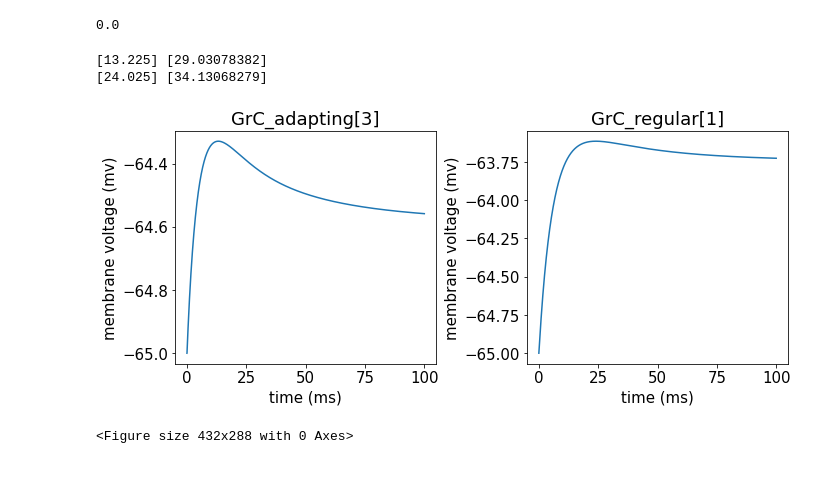
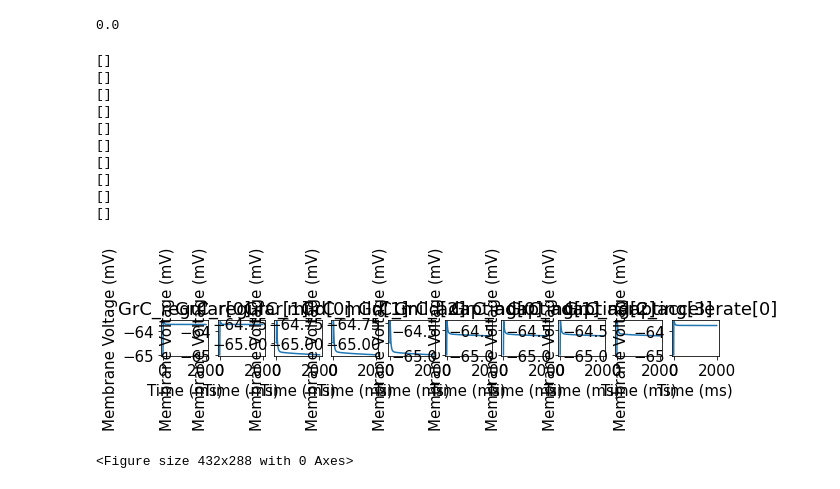
Before and after one commit to Spiritreaper331/Honors-Project-2022, a Jupyter notebook: Cerebellum Model/high_rp_testing_20Hz.ipynb, the cells around one changed output. Drawn from its saved outputs; the diff is of its cells as text; code cells hidden in the pictures.

```diff
--- a/Cerebellum Model/high_rp_testing_20Hz.ipynb
+++ b/Cerebellum Model/high_rp_testing_20Hz.ipynb
@@ -250,15 +237,14 @@ if DO_IMPEDANCE_MEASUREMENT:
 # %%
-# def get_halfwidth(data, threshold, distance):
-#     peaks = sp.signal.find_peaks(data, threshold, distance)
-#     print(peaks[0])
-#     clipped_data = data.copy()
-#     clipped_data[clipped_data<-65] = -65
-#     width, width_height, left_ips, right_ips = sp.signal.peak_widths(clipped_data, peaks[0])
+def get_halfwidth(data, threshold, distance):
+    peaks = sp.signal.find_peaks(data, threshold, distance)
+    print(peaks[0])
+    clipped_data = data.copy()
+    clipped_data[clipped_data<-65] = -65
+    widths, width_height, left_ips, right_ips = sp.signal.peak_widths(clipped_data, peaks[0])
 
-#     # convert from samples to miliseconds
-#     peaks = peaks[0] * h.dt
-#     width *= h.dt
+    # convert from samples to miliseconds
+    widths *= h.dt
 
-#     return(peaks, width)
+    return(widths)
 # %%
 # run simulation
@@ -270,39 +256,39 @@ h.run()
 # %%
 # plot traces of grc cells
 plt.rcParams.update({'font.size': 15})
 fig, axes = plt.subplots(1, 2, figsize = (10, 8))
 
 for j, grc_cell in enumerate(grc_cells):
-    plt.subplot(len(grc_cells), 2, j + 1)
+    plt.subplot(len(grc_cells), len(grc_cells), j + 1)
 
     plt.plot(t, grc_cell.vm, label=str(grc_cell))
     plt.title(f"{grc_cell}")
-    plt.xlabel("time (ms)")
-    plt.ylabel("membrane voltage (mv)")
+    plt.xlabel("Time (ms)")
+    plt.ylabel("Membrane Voltage (mV)")
 
     data = np.array(grc_cell.vm)
-    # peaks, width = get_halfwidth(data, threshold=0, distance=200)
+    widths = get_halfwidth(data, threshold=0, distance=0.001)
 
-    peaks = sp.signal.find_peaks(data, threshold=0, distance=200)
-    clipped_data = data.copy()
-    clipped_data[clipped_data<-65] = -65
-    widths, width_height, left_ips, right_ips = sp.signal.peak_widths(clipped_data, peaks[0])
-    peaks = peaks[0] * h.dt
-    widths *= h.dt  # convert from samples to miliseconds
-    print(peaks, widths)
-
-    grc_fr_array.append(len(np.array(grc_cell.spike_time_vec))) # store number of times fired
+    grc_fr_array.append(len(grc_cell.spike_time_vec))
     max_grc_v_array.append(np.max(data))
     min_grc_v_array.append(np.min(data))
     grc_halfwidth_array.append(widths)
 
 plt.tight_layout()
 plt.show()
-plt.savefig('sm_network_grc_cells.svg', dpi = 300, facecolor='white', transparent=True)
+plt.savefig('high_rp_20Hz_grc_cells.svg', dpi = 300, facecolor='white', transparent=True)
 # %% [output]
-[13.225] [29.03078382]
-[24.025] [34.13068279]
+[]
+[]
+[]
+[]
+[]
+[]
+[]
+[]
+[]
+[]
-[figure, old version]
+[figure, new version]
 <Figure size 432x288 with 0 Axes>
 # %%
 # plot traces of golgi cells
```
Also changed, not shown: parts of 12 cells of this notebook, 10 other files.
